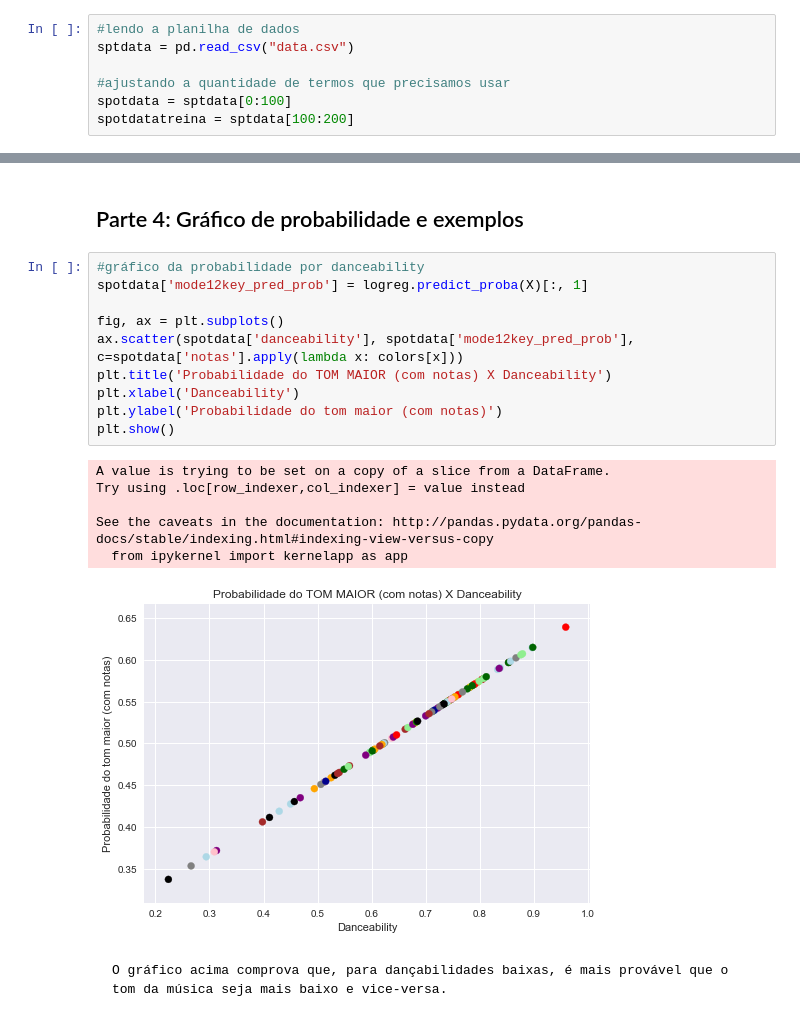
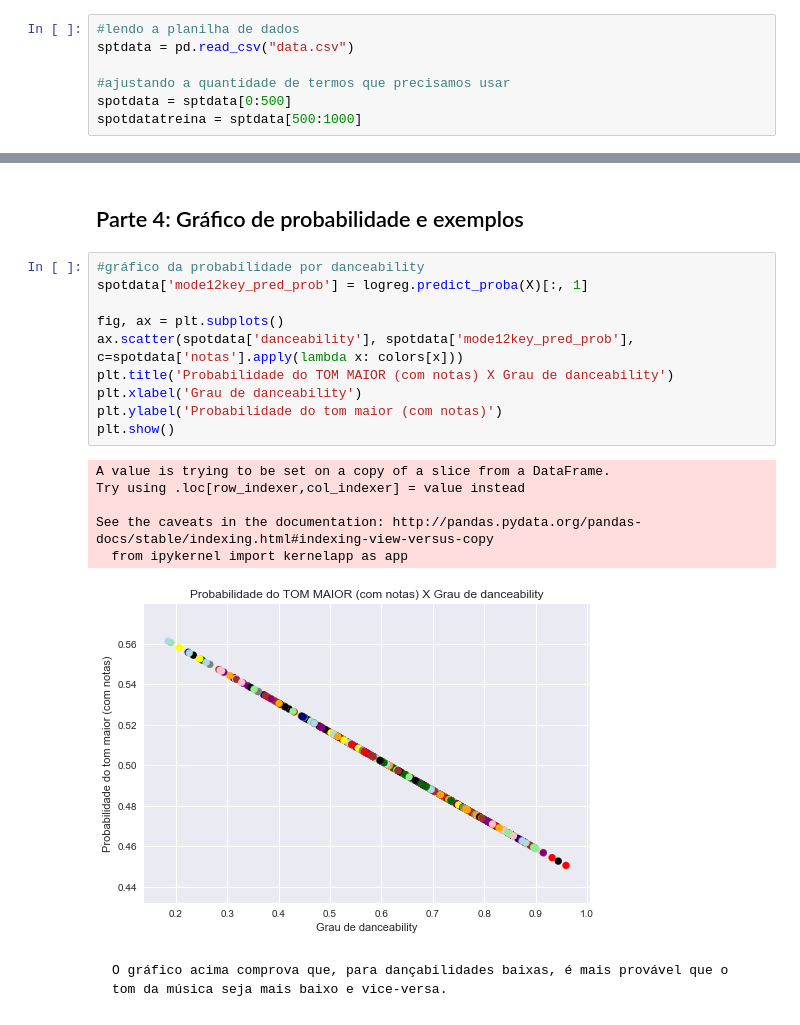
Before and after one commit to R09090909/Projeto3-cd, a Jupyter notebook: Projeto-3-CD-10.0.ipynb, the cells around one changed output, grey strips where cells are left out. Saved outputs shown, nothing was run; the diff lists cells and outputs as text.

```diff
--- a/Projeto-3-CD-10.0.ipynb
+++ b/Projeto-3-CD-10.0.ipynb
@@ -36,8 +36,8 @@ from mpl_toolkits.mplot3d import Axes3D
 sptdata = pd.read_csv("data.csv")
 
 #ajustando a quantidade de termos que precisamos usar
-spotdata = sptdata[0:100]
-spotdatatreina = sptdata[100:200]
+spotdata = sptdata[0:500]
+spotdatatreina = sptdata[500:1000]
 # %% [markdown]
 ## Parte 2: Discretizando dados
 # %%
@@ -206,20 +204,20 @@ Regressão logística das notas com separação de tons X Danceability
 # %%
 #gráfico da probabilidade por danceability
 spotdata['mode12key_pred_prob'] = logreg.predict_proba(X)[:, 1]
 
 fig, ax = plt.subplots()
 ax.scatter(spotdata['danceability'], spotdata['mode12key_pred_prob'], c=spotdata['notas'].apply(lambda x: colors[x]))
-plt.title('Probabilidade do TOM MAIOR (com notas) X Danceability')
-plt.xlabel('Danceability')
+plt.title('Probabilidade do TOM MAIOR (com notas) X Grau de danceability')
+plt.xlabel('Grau de danceability')
 plt.ylabel('Probabilidade do tom maior (com notas)')
 plt.show()
 # %% [output]
 A value is trying to be set on a copy of a slice from a DataFrame.
 Try using .loc[row_indexer,col_indexer] = value instead
 
 See the caveats in the documentation: http://pandas.pydata.org/pandas-docs/stable/indexing.html#indexing-view-versus-copy
   from ipykernel import kernelapp as app
-[figure, old version]
+[figure, new version]
 # %% [markdown]
     O gráfico acima comprova que, para dançabilidades baixas, é mais provável que o tom da música seja mais baixo e vice-versa.
 # %%
```
Also changed, not shown: parts of 21 cells of this notebook.
